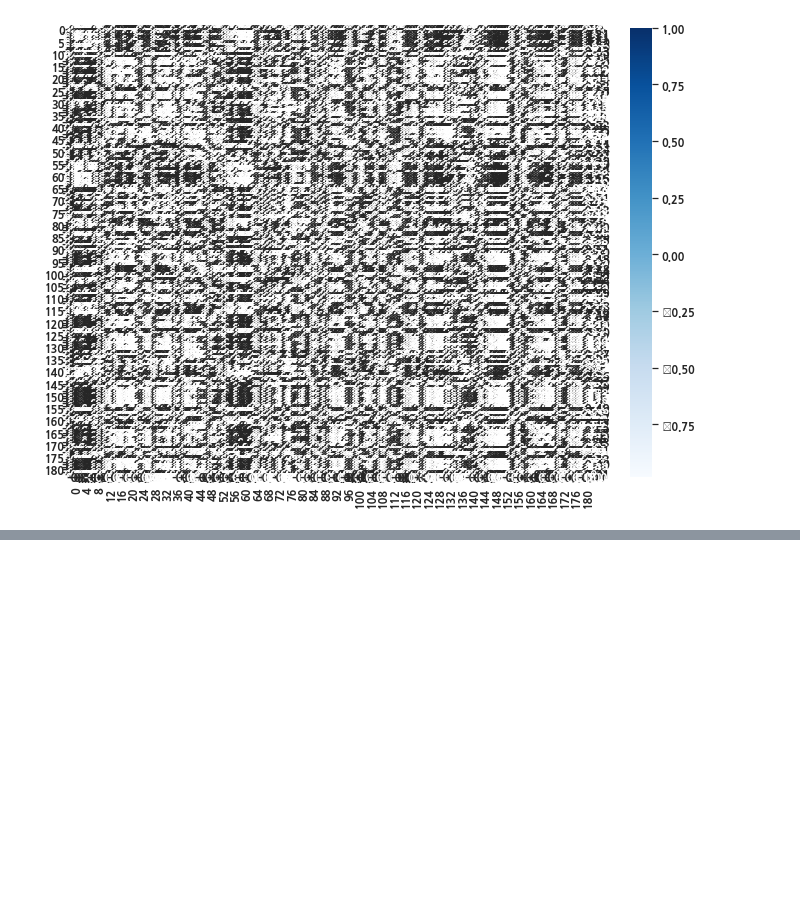
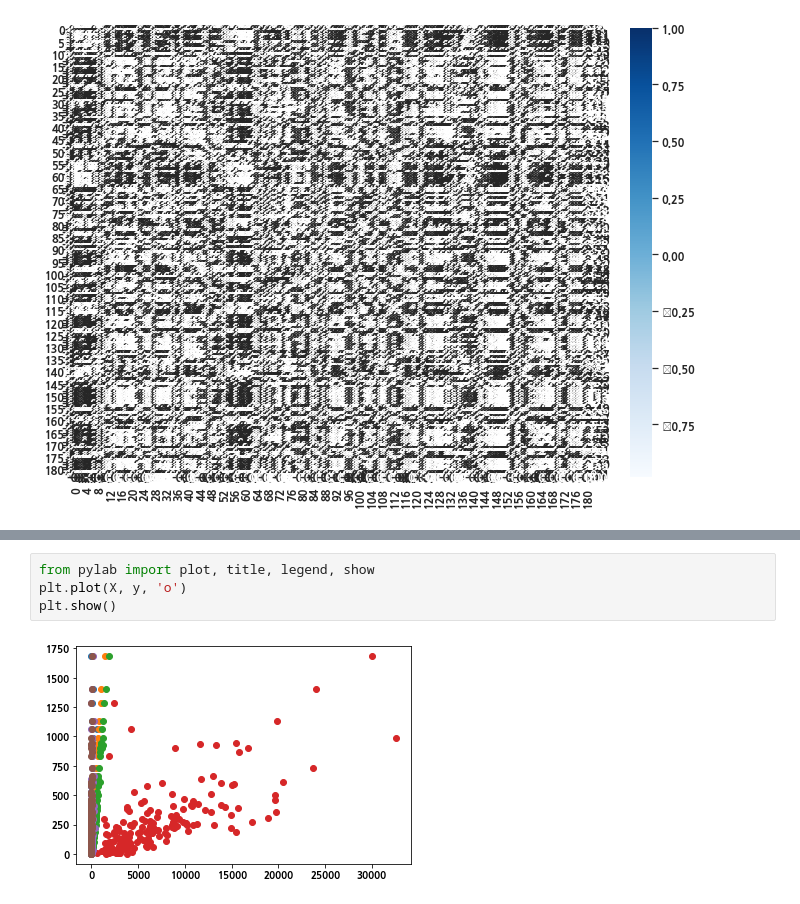
Before and after one commit to AdonisHan/cross_prep, a Jupyter notebook: hdata_box.ipynb, the cells around one changed output, grey strips where cells are left out. Drawn from its saved outputs; the diff is of its cells as text; blank space fills up the shorter version.

```diff
--- a/hdata_box.ipynb
+++ b/hdata_box.ipynb
@@ -520,0 +556,6 @@ plt.show()
+# %%
+from pylab import plot, title, legend, show
+plt.plot(X, y, 'o')
+plt.show()
+# %% [output]
+[figure, added]
```
Also changed, not shown: parts of 42 cells of this notebook, 8 other files.
